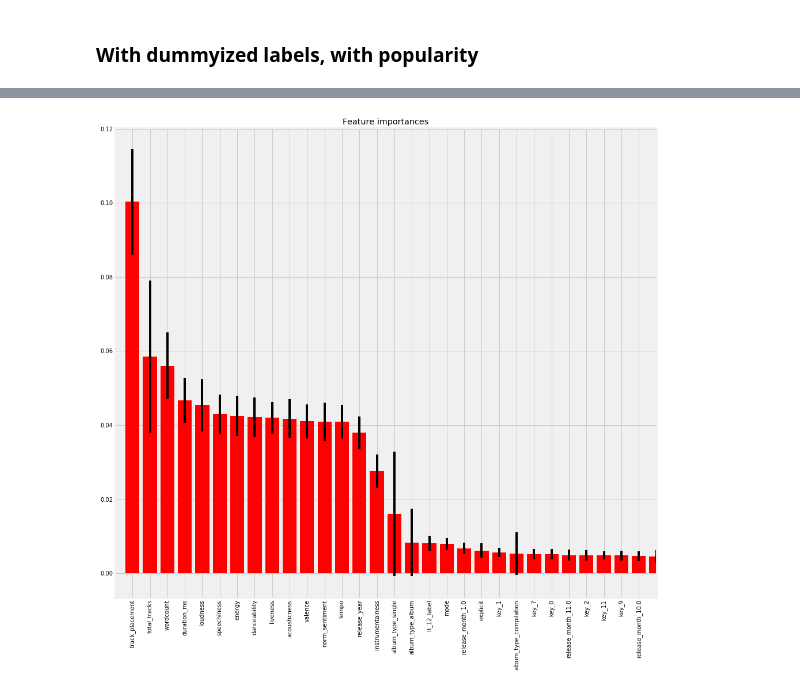
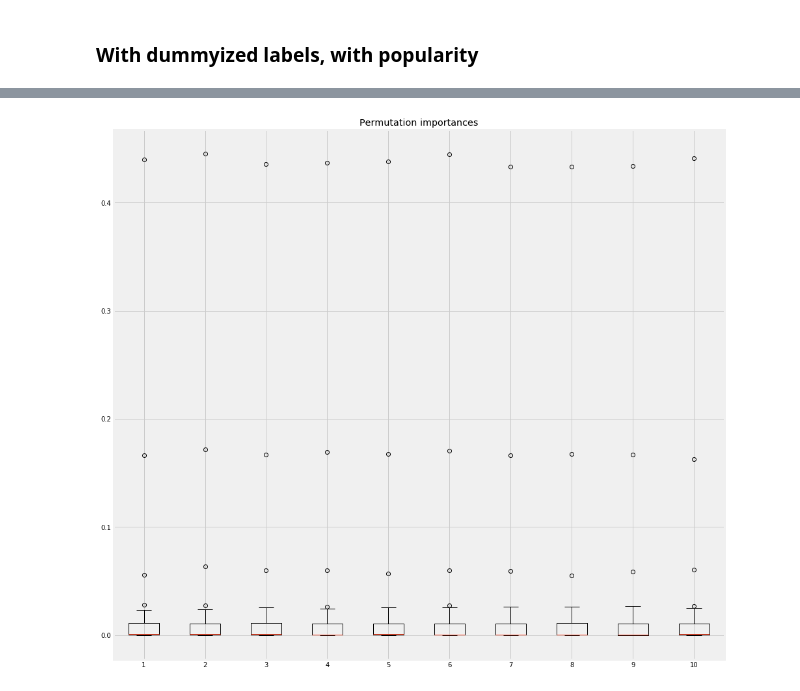
Before and after one commit to Greenford/billboard, a Jupyter notebook: models.ipynb, the cells around one changed output, grey strips where cells are left out. Saved outputs shown, nothing was run; the diff lists cells and outputs as text; code cells hidden in the pictures.

```diff
--- a/models.ipynb
+++ b/models.ipynb
@@ -149,3 +187,7 @@ present_cv(cv)
+# %%
+plot_perm_importances(model, X_train, y_train, np.inf, df.columns)
+# %% [output]
+[figure, added]
 # %%
 def plot_feature_importances(X, model, max_feats, feature_labels):
     importances = model.feature_importances_
@@ -167,8 +206,3 @@ def plot_feature_importances(X, model, max_feats, feature_labels):
     plt.xlim([-1, min(X.shape[1], max_feats)])
 
     plt.show()
-# %%
-rf.fit(X_train, y_train)
-plot_feature_importances(X_train, rf, 30, df.columns)
-# %% [output]
-[figure, removed]
```
Also changed, not shown: parts of 27 cells of this notebook, 2 other files.
